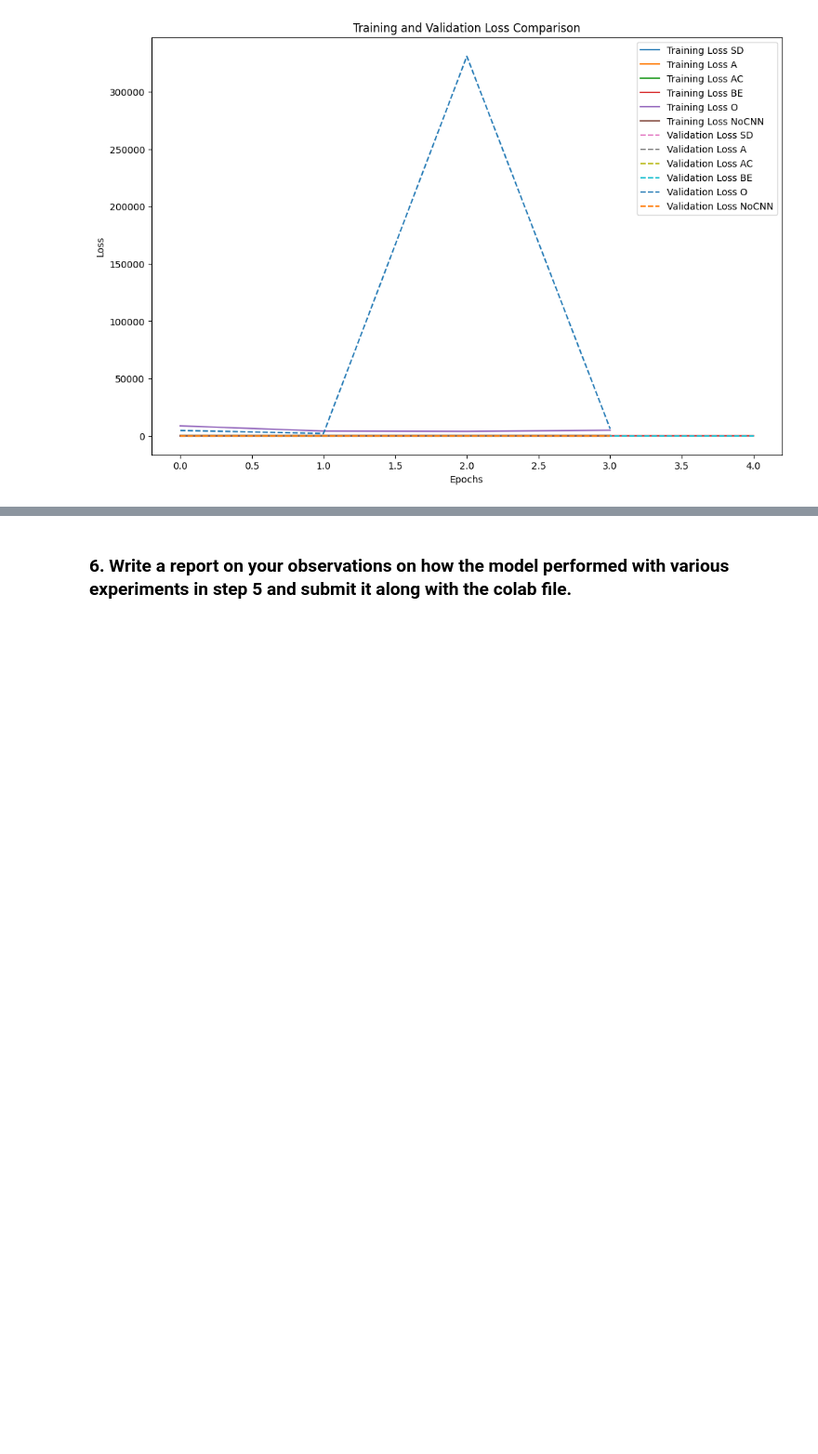
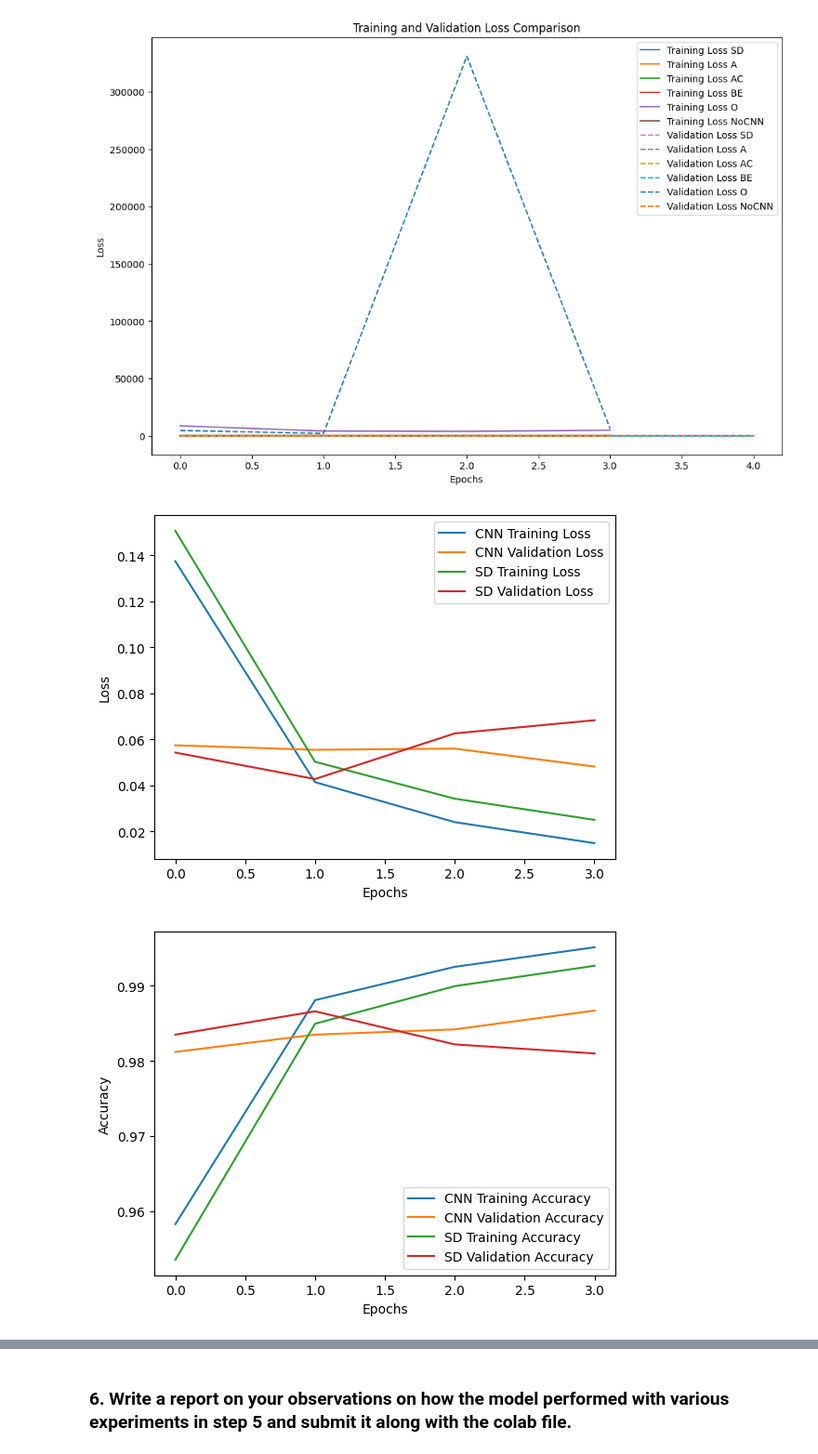
Before and after one commit to simulate111/MNIST, a Jupyter notebook: deepnote/Reza’s_Untitled_project/MNIST-deepnote-Reza’s_Untitled_project-MNIST-MNIST_colab.ipynb, the cells around one changed output, grey strips where cells are left out. Shown at 93% size. Cells and saved outputs as stored; diff of their text form; code cells hidden in the pictures; blank space fills up the shorter version.

```diff
--- a/deepnote/Reza’s_Untitled_project/MNIST-deepnote-Reza’s_Untitled_project-MNIST-MNIST_colab.ipynb
+++ b/deepnote/Reza’s_Untitled_project/MNIST-deepnote-Reza’s_Untitled_project-MNIST-MNIST_colab.ipynb
@@ -775,3 +775,24 @@ plt.show()
 # %% [output]
 [figure]
 [figure]
+# %%
+plt.plot(historyCNN.history['loss'], label='CNN Training Loss')
+plt.plot(historyCNN.history['val_loss'], label='CNN Validation Loss')
+plt.plot(historySD.history['loss'], label='SD Training Loss')
+plt.plot(historySD.history['val_loss'], label='SD Validation Loss')
+plt.xlabel('Epochs')
+plt.ylabel('Loss')
+plt.legend()
+plt.show()
+
+plt.plot(historyCNN.history['accuracy'], label='CNN Training Accuracy')
+plt.plot(historyCNN.history['val_accuracy'], label='CNN Validation Accuracy')
+plt.plot(historySD.history['accuracy'], label='SD Training Accuracy')
+plt.plot(historySD.history['val_accuracy'], label='SD Validation Accuracy')
+plt.xlabel('Epochs')
+plt.ylabel('Accuracy')
+plt.legend()
+plt.show()
+# %% [output]
+[figure, added]
+[figure, added]
```
Also changed, not shown: parts of 5 cells of this notebook.
